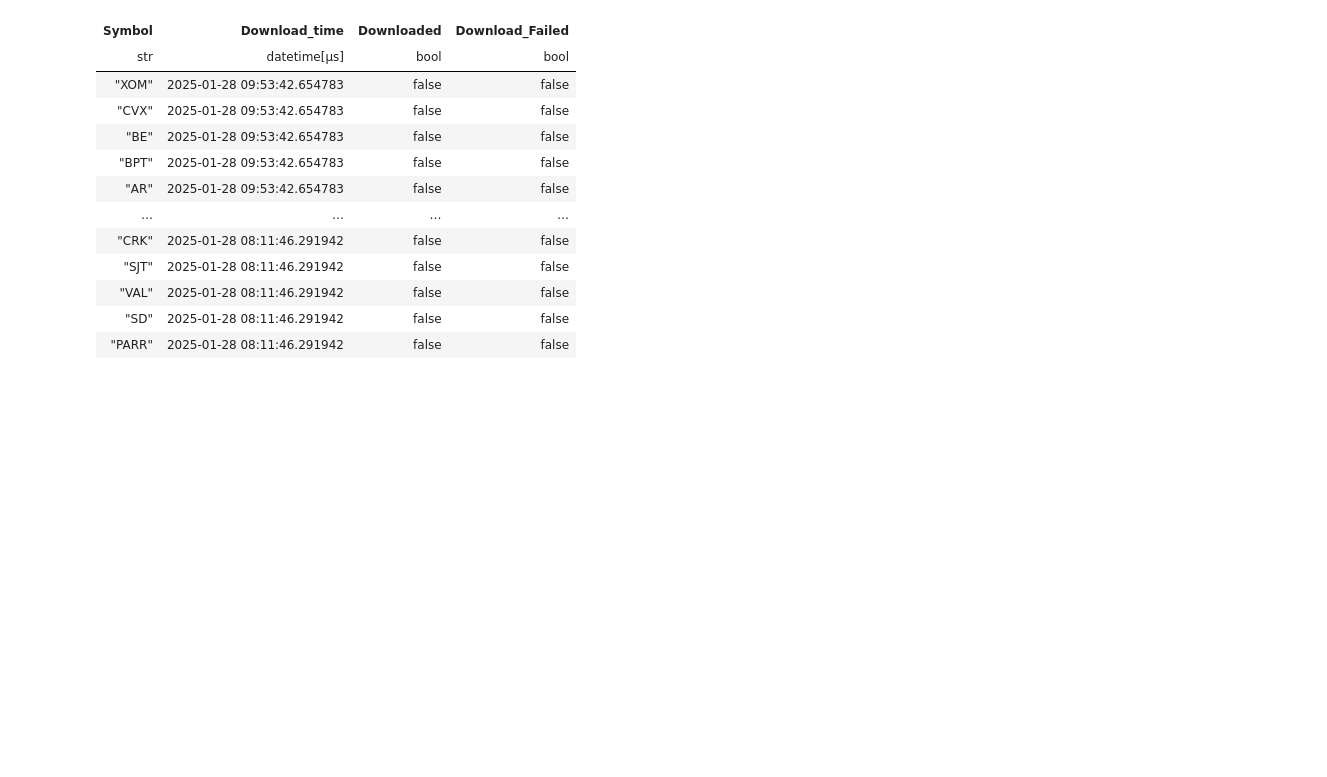
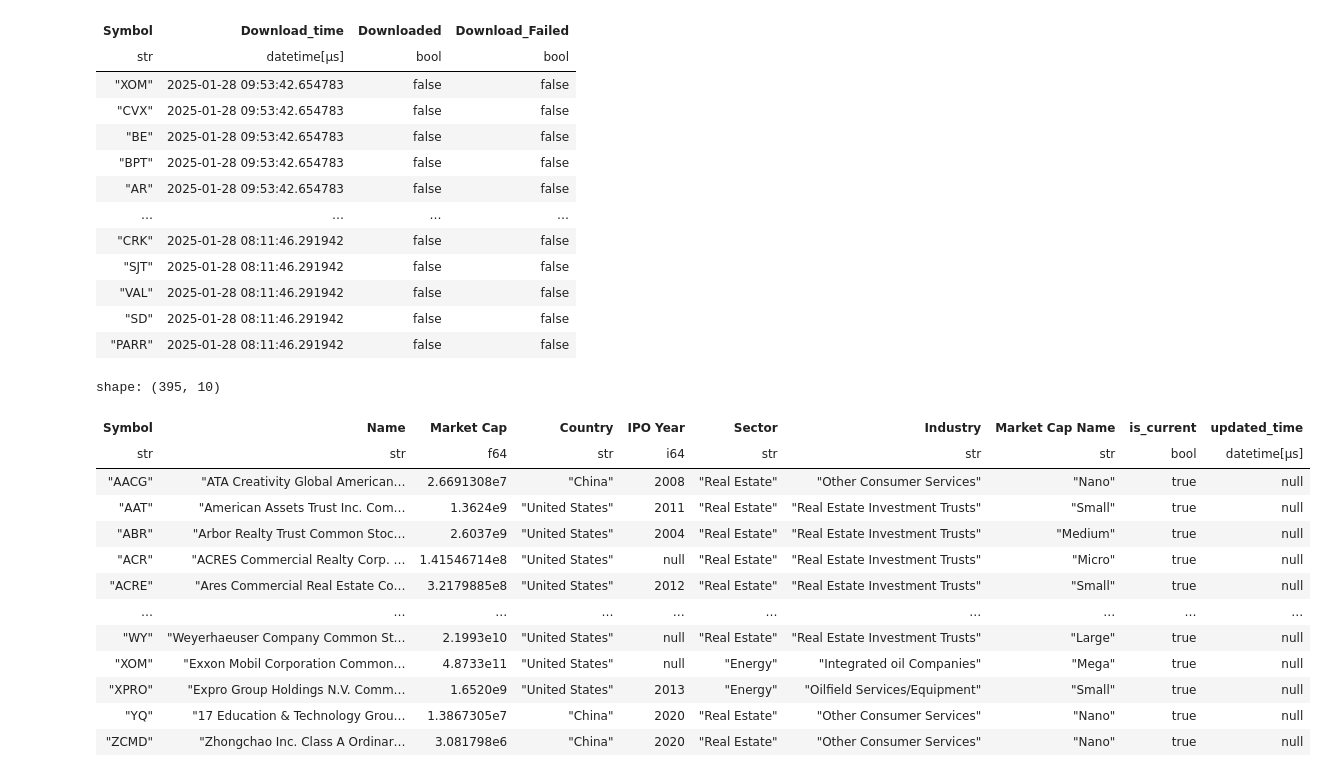
Before and after one commit to ttoe05/tt-investment-analysis, a Jupyter notebook: src/DB_check.ipynb, the cells around one changed output. Cells and saved outputs as stored; diff of their text form; code cells hidden in the pictures; blank space fills up the shorter version.

```diff
--- a/src/DB_check.ipynb
+++ b/src/DB_check.ipynb
@@ -136,3 +155,20 @@ shape: (26, 4)
 | "VAL" | 2025-01-28 08:11:46.291942 | false | false |
 | "SD" | 2025-01-28 08:11:46.291942 | false | false |
 | "PARR" | 2025-01-28 08:11:46.291942 | false | false |
+# %%
+tickers
+# %% [output]
+shape: (395, 10)
+| Symbol | Name | Market Cap | Country | IPO Year | Sector | Industry | Market Cap Name | is_current | updated_time |
+| str | str | f64 | str | i64 | str | str | str | bool | datetime[μs] |
+| "AACG" | "ATA Creativity Global American… | 2.6691308e7 | "China" | 2008 | "Real Estate" | "Other Consumer Services" | "Nano" | true | null |
+| "AAT" | "American Assets Trust Inc. Com… | 1.3624e9 | "United States" | 2011 | "Real Estate" | "Real Estate Investment Trusts" | "Small" | true | null |
+| "ABR" | "Arbor Realty Trust Common Stoc… | 2.6037e9 | "United States" | 2004 | "Real Estate" | "Real Estate Investment Trusts" | "Medium" | true | null |
+| "ACR" | "ACRES Commercial Realty Corp. … | 1.41546714e8 | "United States" | null | "Real Estate" | "Real Estate Investment Trusts" | "Micro" | true | null |
+| "ACRE" | "Ares Commercial Real Estate Co… | 3.2179885e8 | "United States" | 2012 | "Real Estate" | "Real Estate Investment Trusts" | "Small" | true | null |
+| … | … | … | … | … | … | … | … | … | … |
+| "WY" | "Weyerhaeuser Company Common St… | 2.1993e10 | "United States" | null | "Real Estate" | "Real Estate Investment Trusts" | "Large" | true | null |
+| "XOM" | "Exxon Mobil Corporation Common… | 4.8733e11 | "United States" | null | "Energy" | "Integrated oil Companies" | "Mega" | true | null |
+| "XPRO" | "Expro Group Holdings N.V. Comm… | 1.6520e9 | "United States" | 2013 | "Energy" | "Oilfield Services/Equipment" | "Small" | true | null |
+| "YQ" | "17 Education & Technology Grou… | 1.3867305e7 | "China" | 2020 | "Real Estate" | "Other Consumer Services" | "Nano" | true | null |
+| "ZCMD" | "Zhongchao Inc. Class A Ordinar… | 3.081798e6 | "China" | 2020 | "Real Estate" | "Other Consumer Services" | "Nano" | true | null |
```
Also changed, not shown: parts of 10 cells of this notebook, 7 other files.
